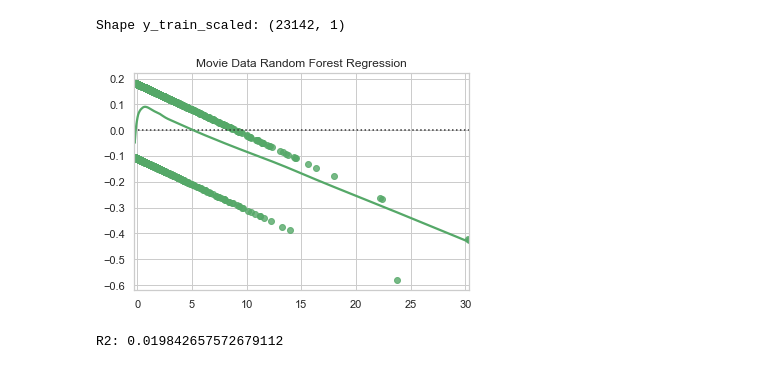
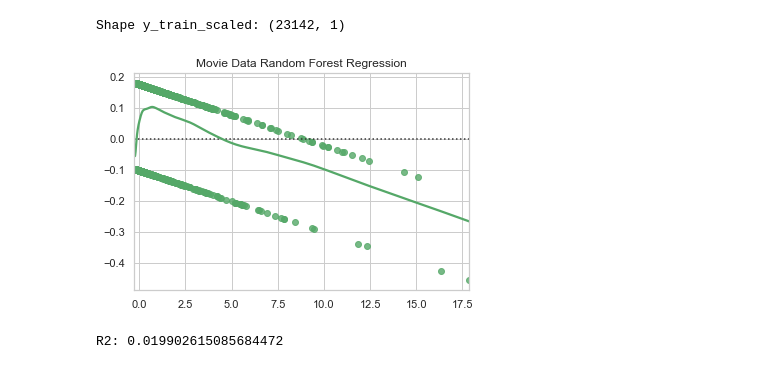
Before and after one commit to eliot1335/Final-Project, a Jupyter notebook: Models_Cora_Random_Forest.ipynb, the cells around one changed output. Drawn from its saved outputs; the diff is of its cells as text; code cells hidden in the pictures.

```diff
--- a/Models_Cora_Random_Forest.ipynb
+++ b/Models_Cora_Random_Forest.ipynb
@@ -126,20 +126,20 @@ Shape y_train_scaled: (23142, 1)
 #Create a Random Forest Regressor Model
 from sklearn.ensemble import RandomForestRegressor
 rf = RandomForestRegressor()
-rf = rf.fit(X_train_scaled, y_train_scaled)
+rf = rf.fit(X_test_scaled, y_test_scaled)
 # %%
 import seaborn as sns
 sns.set_theme(style="whitegrid")
 
-predictions = rf.predict(X_train_scaled)
-x = y_train_scaled
+predictions = rf.predict(X_test_scaled)
+x = y_test_scaled
 y = predictions
 
 sns.residplot(x=x, y=y,lowess=True,color="g")
 plt.title("Movie Data Random Forest Regression")
 plt.savefig("Images/rf_cora.jpg")
 # %% [output]
-[figure, old version]
+[figure, new version]
 # %%
 #Calculate R2
 from sklearn.metrics import mean_squared_error
@@ -147,6 +147,6 @@ predictions = rf.predict(X_test_scaled)
 r2 = rf.score(X_test_scaled, y_test_scaled)
 print(f"R2: {r2}")
 # %% [output]
-R2: 0.019842657572679112
+R2: 0.019902615085684472
 # %%
 #Conclusion: The low value of R2 demonstrate that the data does not fit this regression model very well. Another model should be attempted.
```
Also changed, not shown: 9 other files.
